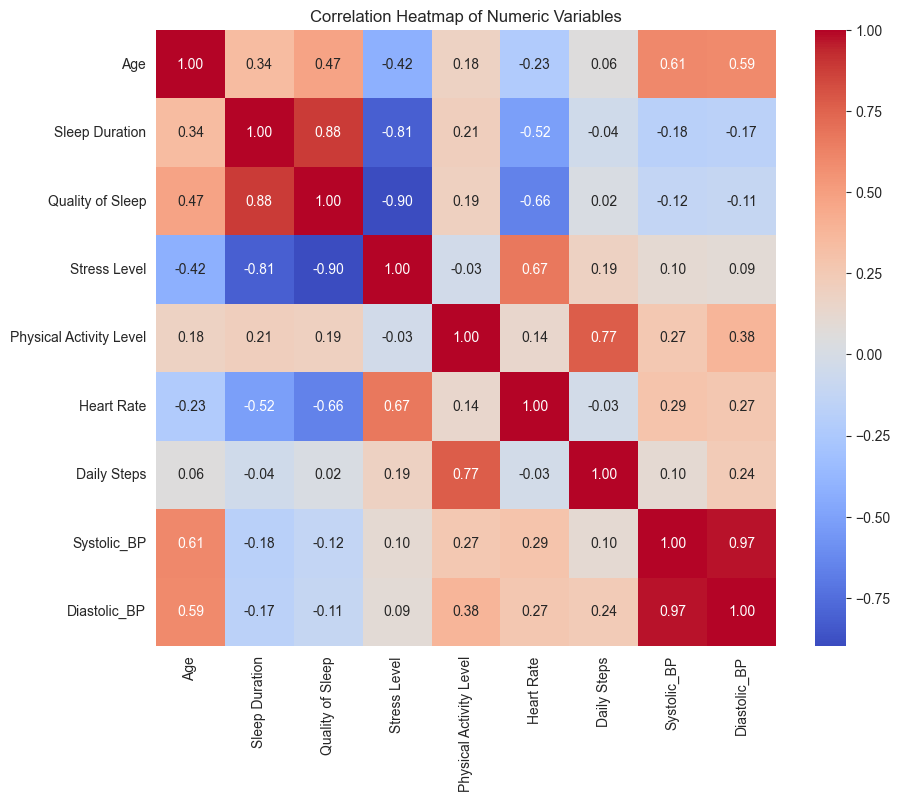
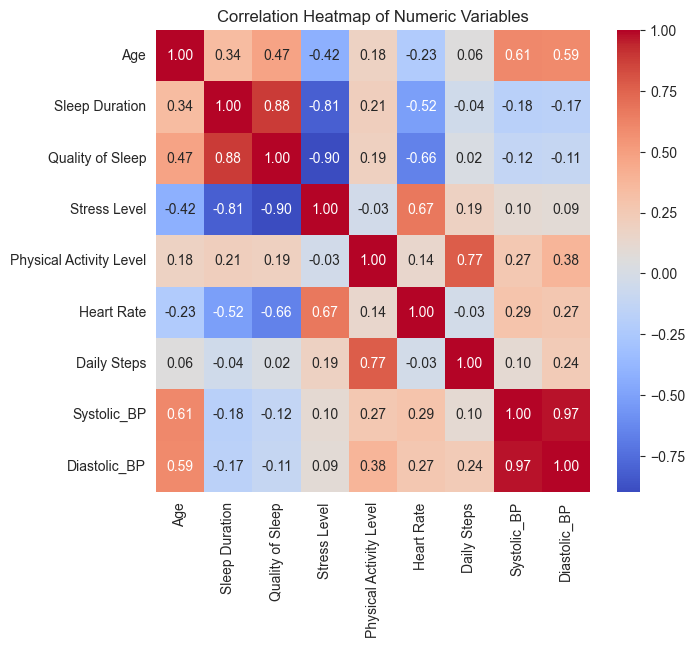
Unified diff of the notebook cell whose output changed from the first chart to the second:
--- before
+++ after
@@ -9,5 +9,5 @@
 
 # plotting the heatmap
-plt.figure(figsize=(10, 8))
+plt.figure(figsize=(7, 6))
 sns.heatmap(correlation_matrix, annot=True, cmap="coolwarm", fmt=".2f")
 plt.title("Correlation Heatmap of Numeric Variables")

Commit: Data Analytics Updates